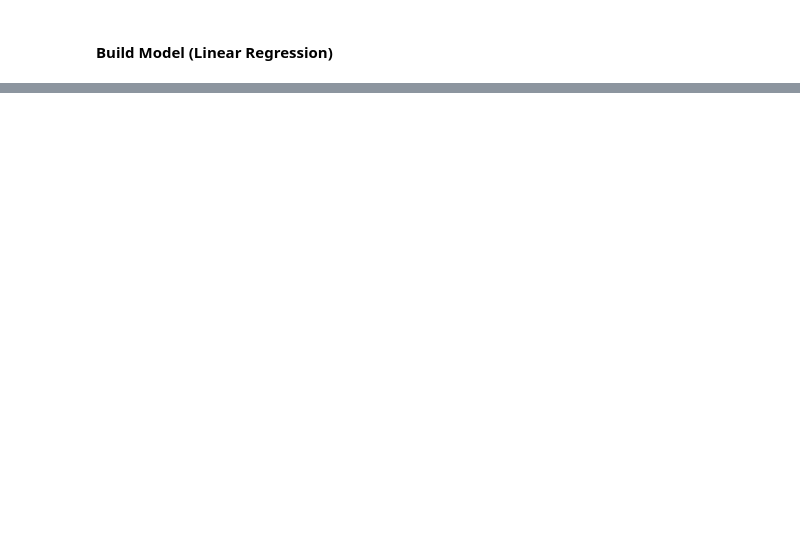
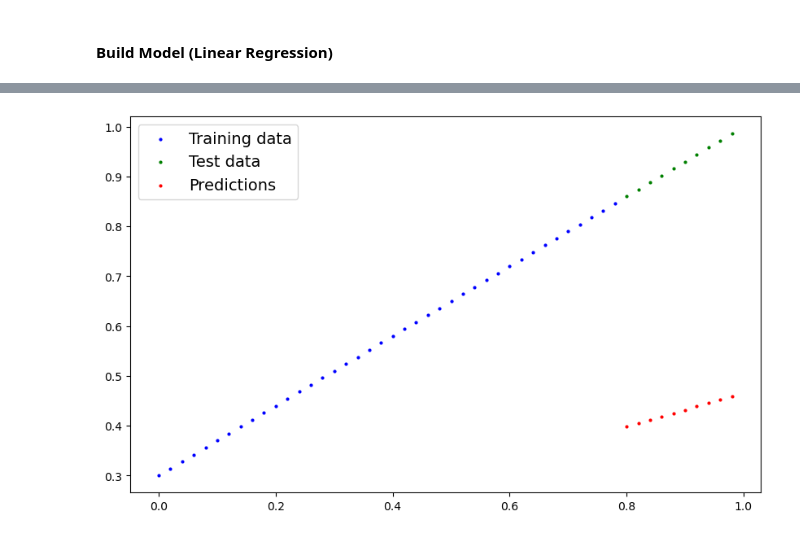
Before and after one commit to HenryGunadi/learn_deep_learning, a Jupyter notebook: notebooks/pytorch_workflow.ipynb, the cells around one changed output, grey strips where cells are left out. Saved outputs shown, nothing was run; the diff lists cells and outputs as text; code cells hidden in the pictures; blank space fills up the shorter version.

```diff
--- a/notebooks/pytorch_workflow.ipynb
+++ b/notebooks/pytorch_workflow.ipynb
@@ -81,9 +81,11 @@ plot_predictions()
 # %% [markdown]
 #### Build Model (Linear Regression)
 # %%
+# note : nn.Module is also an abstract class, so we need to overwrite the forward method
+
 class LinearRegression(nn.Module):
     def __init__(self):
-        super.__init__()
+        super().__init__()
         self.weights = nn.Parameter(torch.randn(1, requires_grad=True, dtype=float))
         self.bias = nn.Parameter(torch.randn(1, requires_grad=True, dtype=float))
 
@@ -91,0 +110,3 @@ class LinearRegression(nn.Module):
+# %%
+y_preds = model_0(X_test)
+y_preds
@@ -91,0 +124,10 @@ class LinearRegression(nn.Module):
+# %%
+# turn off gradient tracking <-- useful when we're making predictions instead of training. It reduces gradient tracking memory since we dont need them when we're only predicting.
+with torch.inference_mode():
+    y_preds = model_0(X_test)
+
+# we can also do this <-- however inference mode is preffered
+with torch.no_grad():
+    y_preds = model_0(X_test)
+
+y_preds
@@ -91,0 +145,4 @@ class LinearRegression(nn.Module):
+# %%
+plot_predictions(predictions=y_preds)
+# %% [output]
+[figure, added]
```
Also changed, not shown: parts of 7 cells of this notebook.
